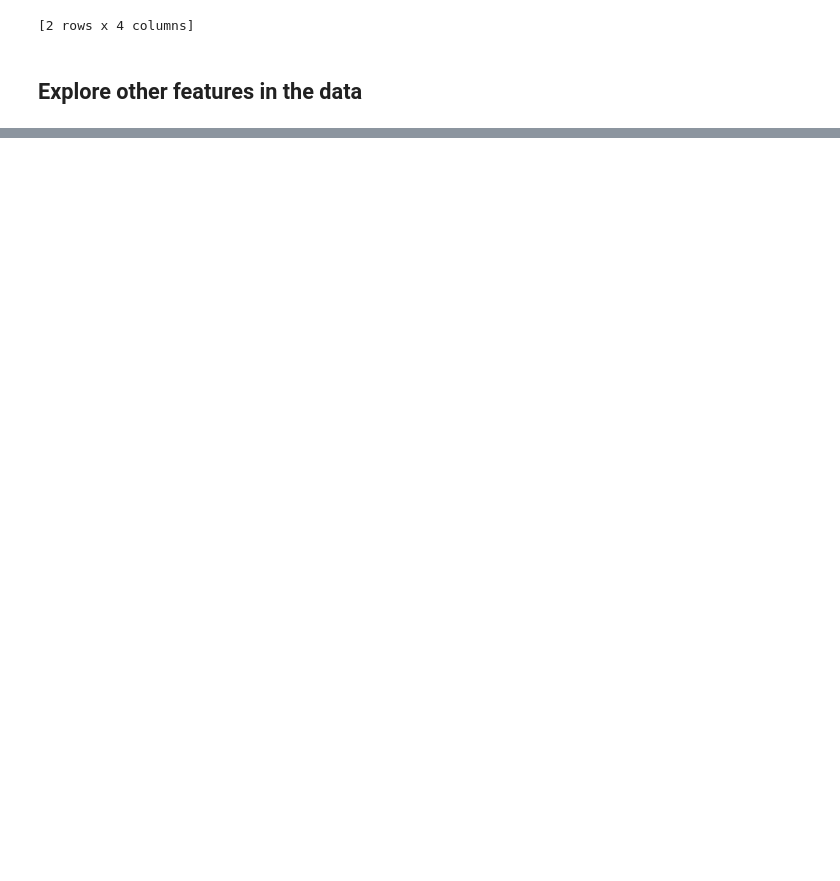
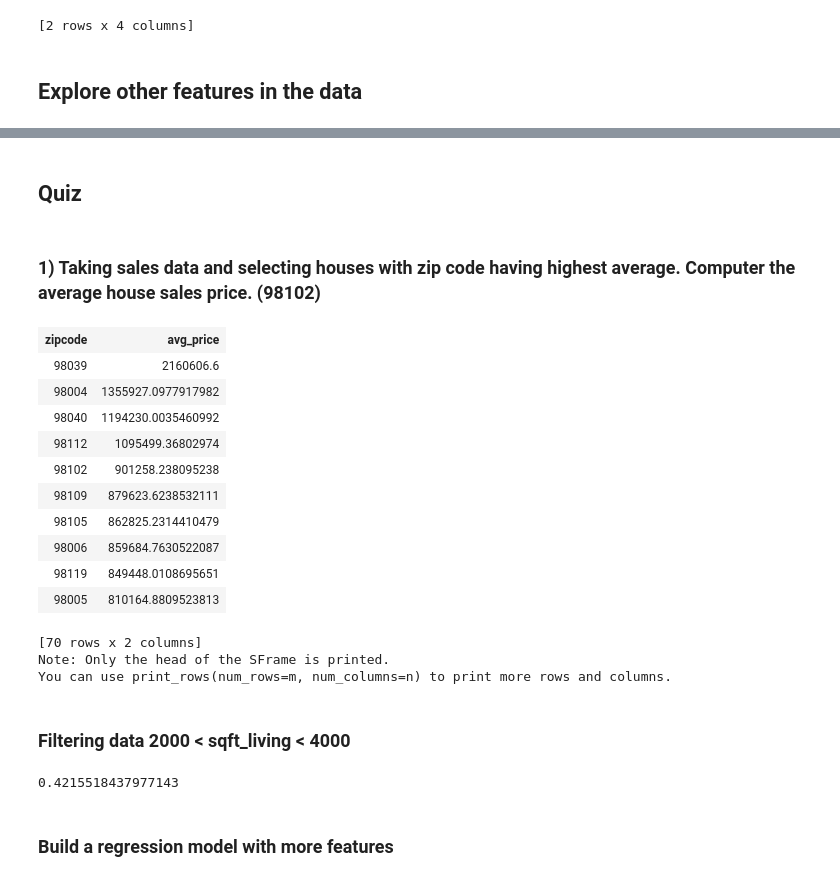
Before and after one commit to nkapila6/uowml, a Jupyter notebook: Course 1/Week 2/loading_exploring_data.ipynb, the cells around one changed output, grey strips where cells are left out. Saved outputs shown, nothing was run; the diff lists cells and outputs as text; code cells hidden in the pictures; blank space fills up the shorter version.

```diff
--- a/Course 1/Week 2/loading_exploring_data.ipynb
+++ b/Course 1/Week 2/loading_exploring_data.ipynb
@@ -79,0 +194,4 @@ Materializing SFrame
+# %% [markdown]
+## Quiz
+# %% [markdown]
+### 1) Taking sales data and selecting houses with zip code having highest average. Computer the average house sales price. (98102)
@@ -79,0 +207,24 @@ Materializing SFrame
+# %%
+zipSframe = sales.groupby('zipcode',
+                          {'avg_price': turicreate.aggregate.MEAN('price')})
+# %%
+highestAvgPrice = zipSframe.sort('avg_price', ascending=False)
+# %%
+highestAvgPrice
+# %% [output]
+| zipcode | avg_price |
+| 98039 | 2160606.6 |
+| 98004 | 1355927.0977917982 |
+| 98040 | 1194230.0035460992 |
+| 98112 | 1095499.36802974 |
+| 98102 | 901258.238095238 |
+| 98109 | 879623.6238532111 |
+| 98105 | 862825.2314410479 |
+| 98006 | 859684.7630522087 |
+| 98119 | 849448.0108695651 |
+| 98005 | 810164.8809523813 |
+[70 rows x 2 columns]
+Note: Only the head of the SFrame is printed.
+You can use print_rows(num_rows=m, num_columns=n) to print more rows and columns.
+# %% [markdown]
+### Filtering data 2000 < sqft_living < 4000
@@ -79,0 +234,7 @@ Materializing SFrame
+# %%
+ratio = sqftFiltered.num_rows() / sales.num_rows()
+ratio
+# %% [output]
+0.4215518437977143
+# %% [markdown]
+### Build a regression model with more features
```
Also changed, not shown: parts of 31 cells of this notebook, 5 other files.
